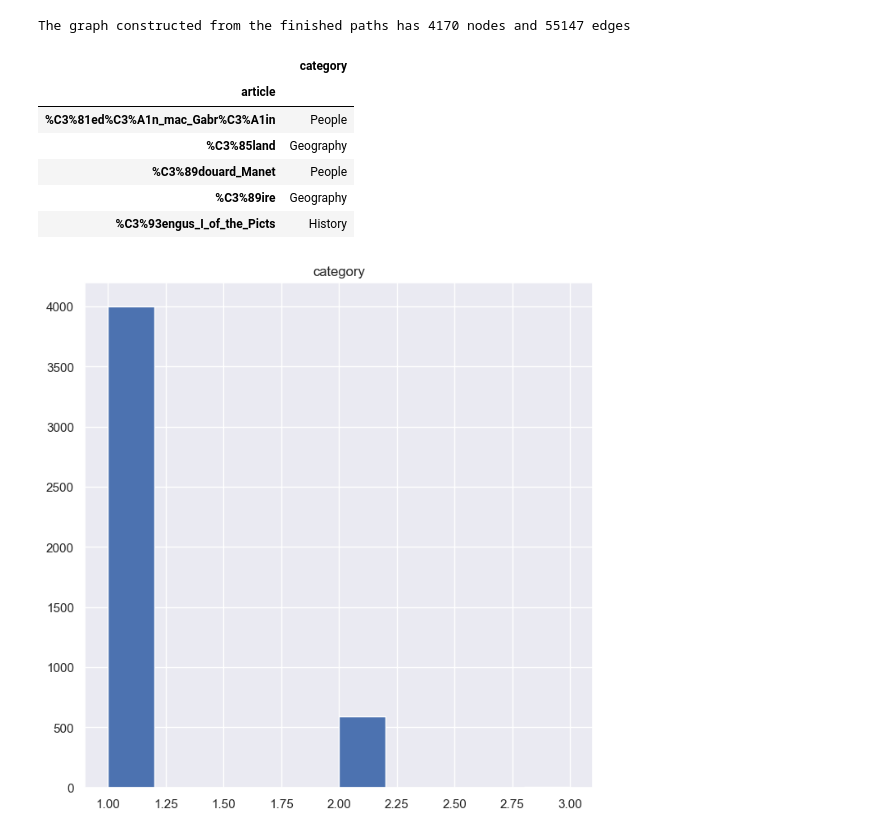
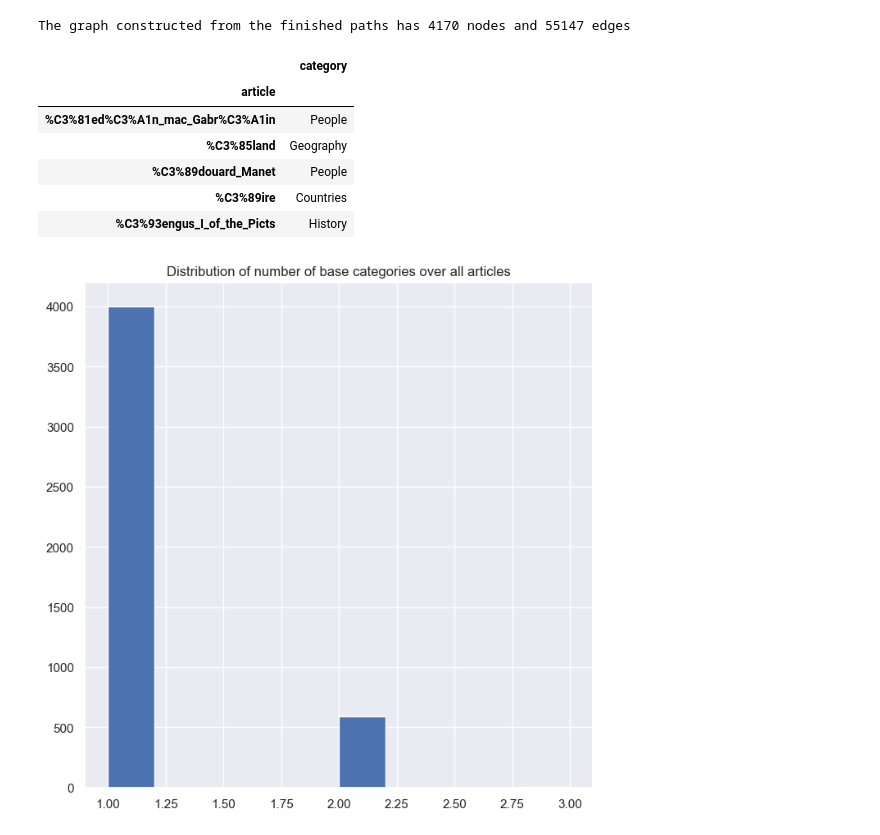
Before and after one commit to epfl-ada/ada-2022-project-deadmaus, a Jupyter notebook: graph_analysis.ipynb, the cells around one changed output. Drawn from its saved outputs; the diff is of its cells as text; code cells hidden in the pictures.

```diff
--- a/graph_analysis.ipynb
+++ b/graph_analysis.ipynb
@@ -95,20 +85,21 @@ else:
 # %%
 wiki_2009_categories = pd.read_csv('./wikispeedia_paths-and-graph/categories.tsv', delim_whitespace=True, names=['article', 'category'], comment='#')
 wiki_2009_categories.groupby('article').count().hist()
+plt.title('Distribution of number of base categories over all articles')
 wiki_2009_categories = wiki_2009_categories.groupby('article').sample(1)
 wiki_2009_categories['category'] = wiki_2009_categories['category'].str.extract(r'subject\.([a-zA-Z]*)')
 wiki_2009_categories = wiki_2009_categories.set_index('article')
 article_cat = wiki_2009_categories.to_dict()['category']
 wiki_2009_categories.head()
 # %% [output]
 |  | category |
 | article |  |
 | %C3%81ed%C3%A1n_mac_Gabr%C3%A1in | People |
 | %C3%85land | Geography |
 | %C3%89douard_Manet | People |
-| %C3%89ire | Geography |
+| %C3%89ire | Countries |
 | %C3%93engus_I_of_the_Picts | History |
-[figure, old version]
+[figure, new version]
 # %%
 def map_categories(model, article_2_cat):
     cat = []
```
Also changed, not shown: parts of 10 cells of this notebook, 7 other files.
